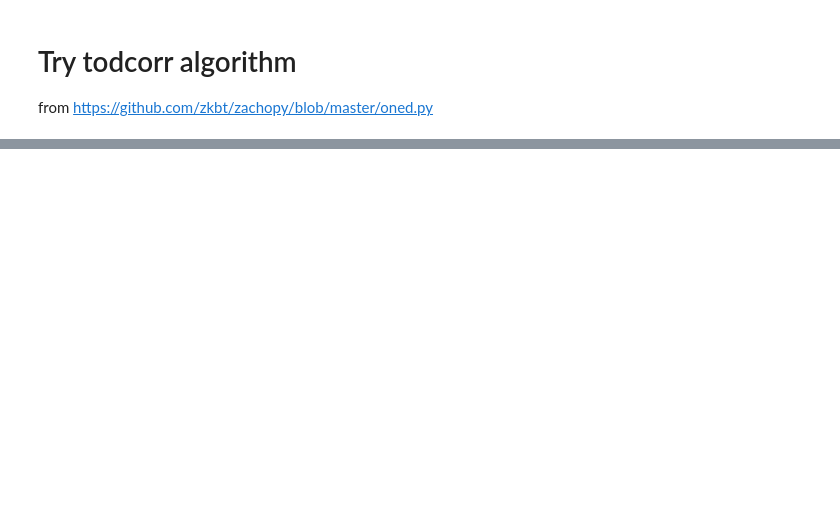
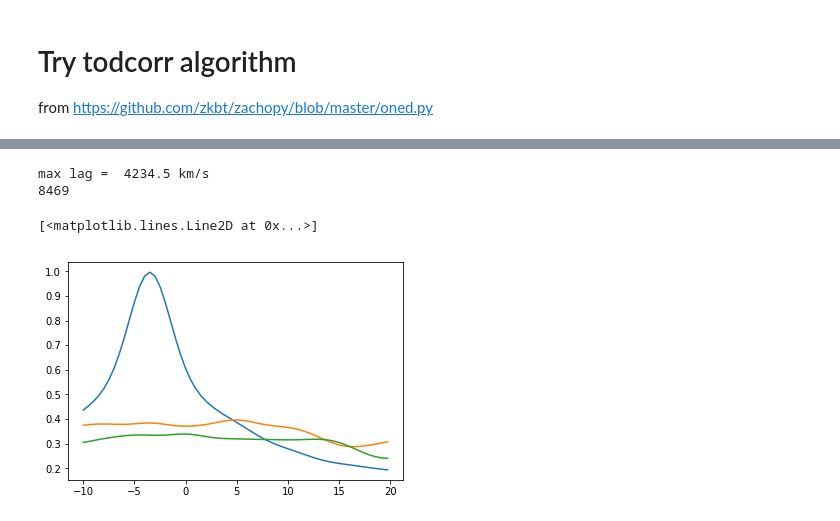
Before and after one commit to jason-neal/companion_simulations, a Jupyter notebook: Notebooks/Try todcorr on simulated obs.ipynb, the cells around one changed output, grey strips where cells are left out. Drawn from its saved outputs; the diff is of its cells as text; code cells hidden in the pictures; blank space fills up the shorter version.

```diff
--- a/Notebooks/Try todcorr on simulated obs.ipynb
+++ b/Notebooks/Try todcorr on simulated obs.ipynb
@@ -141,0 +175,22 @@ R = todcor(s3, s1, s2)
+# %%
+# Individual ccfs
+print("max lag = ", 0.5*len(s1), "km/s")
+ccf_1 = ccf(s3, s1, scale=0.5)
+ccf_2 = ccf(s3, s2, scale=0.5)
+ccf_12 = ccf(s1, s2, scale=0.5)
+
+print(len(s2))
+
+import matplotlib.pyplot as plt
+N = len(s1)
+scale = 1
+k = np.arange(-10, 20, 0.25)
+plt.plot(k, ccf_1(k))
+plt.plot(k, ccf_2(k))
+plt.plot(k, ccf_12(k))
+#plt.xlabel("rv")
+# %% [output]
+max lag =  4234.5 km/s
+8469
+[<matplotlib.lines.Line2D at 0x...>]
+[figure, added]
```
Also changed, not shown: parts of 8 cells of this notebook, 1 other file.
